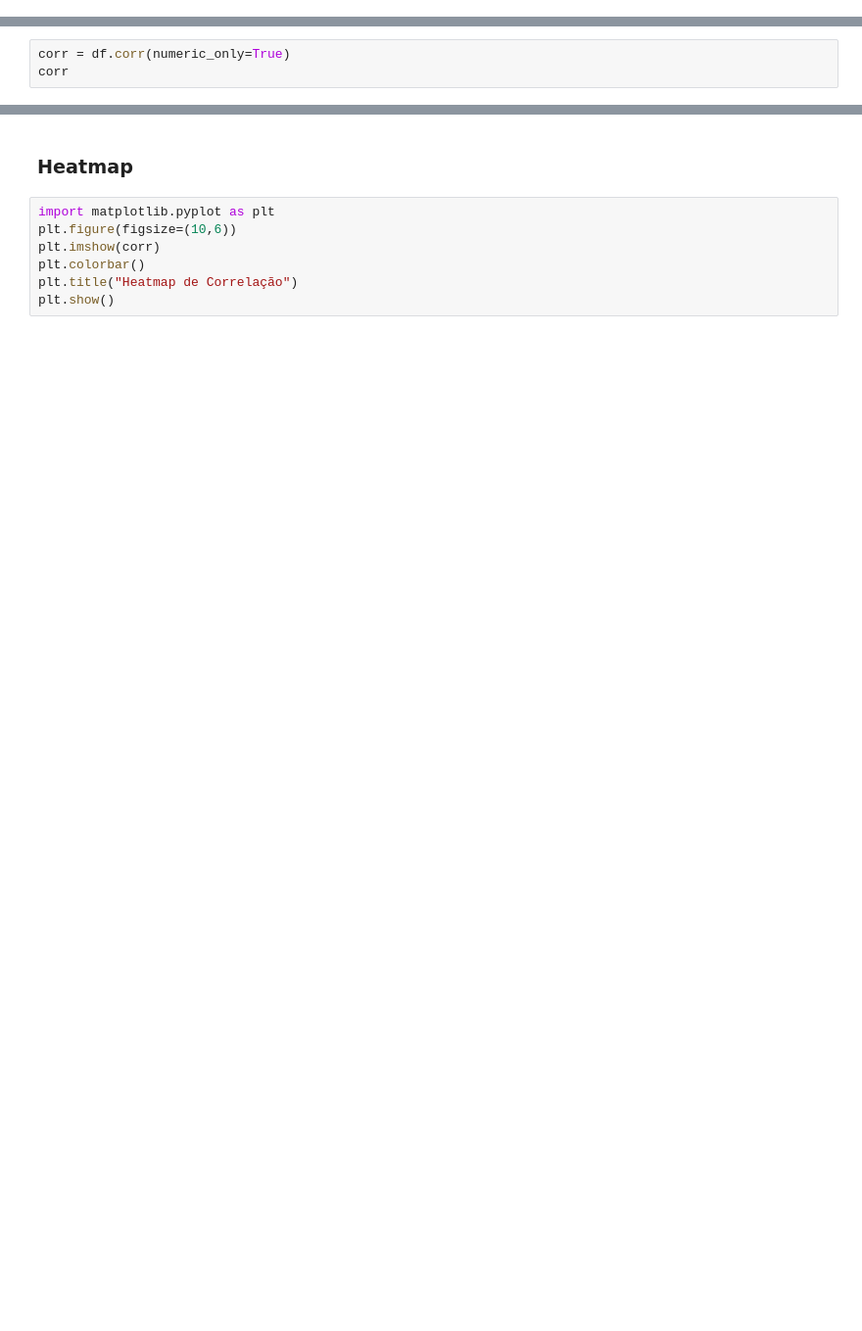
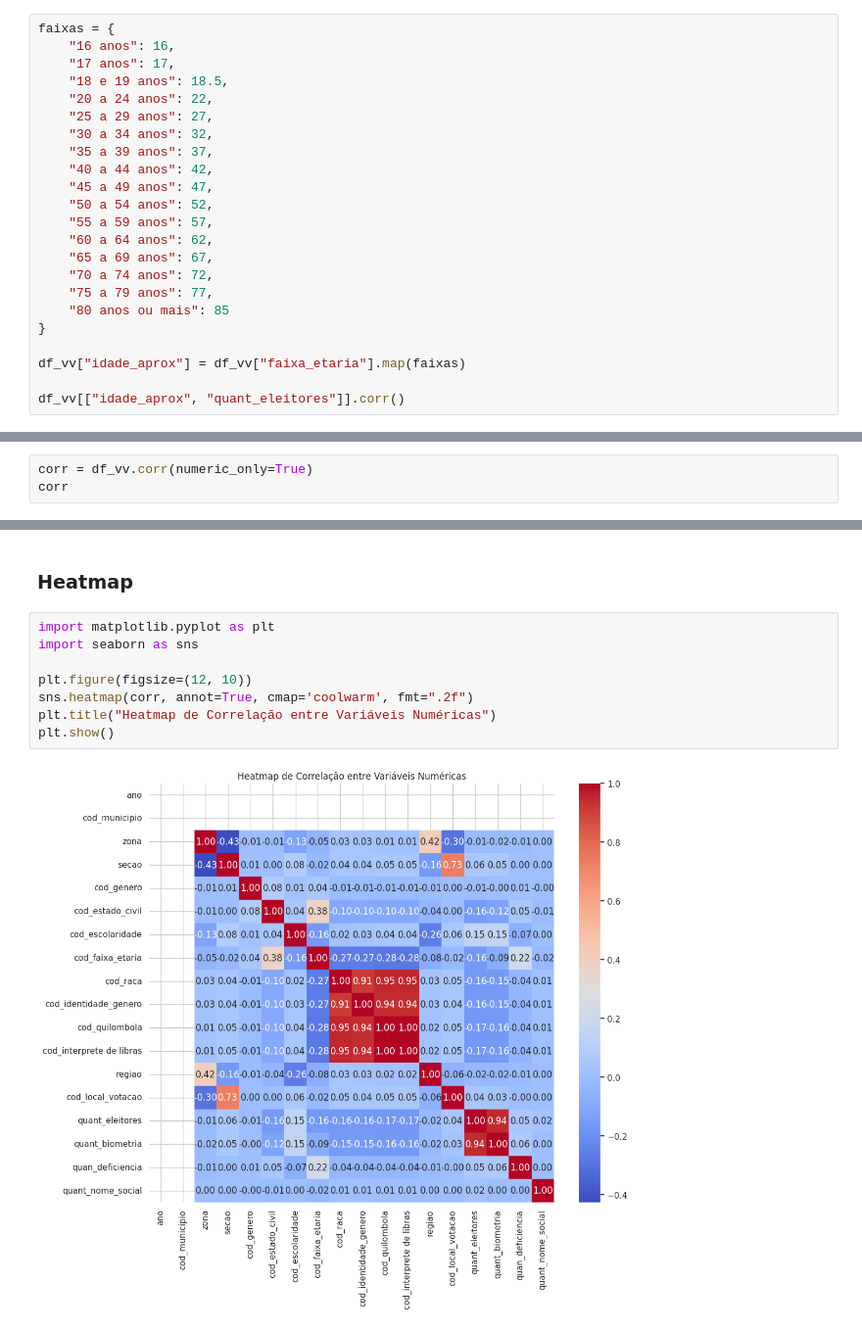
Before and after one commit to JohnDiognes/analise-perfil-eleitor-vila-velha, a Jupyter notebook: notebooks/Notebook_05_analises_estatisticas.ipynb, the cells around one changed output, grey strips where cells are left out. Shown at 98% size. Saved outputs shown, nothing was run; the diff lists cells and outputs as text; blank space fills up the shorter version.

```diff
--- a/notebooks/Notebook_05_analises_estatisticas.ipynb
+++ b/notebooks/Notebook_05_analises_estatisticas.ipynb
@@ -14,0 +108,23 @@ df.describe(include='all')
+# %%
+faixas = {
+    "16 anos": 16,
+    "17 anos": 17,
+    "18 e 19 anos": 18.5,
+    "20 a 24 anos": 22,
+    "25 a 29 anos": 27,
+    "30 a 34 anos": 32,
+    "35 a 39 anos": 37,
+    "40 a 44 anos": 42,
+    "45 a 49 anos": 47,
+    "50 a 54 anos": 52,
+    "55 a 59 anos": 57,
+    "60 a 64 anos": 62,
+    "65 a 69 anos": 67,
+    "70 a 74 anos": 72,
+    "75 a 79 anos": 77,
+    "80 anos ou mais": 85
+}
+
+df_vv["idade_aprox"] = df_vv["faixa_etaria"].map(faixas)
+
+df_vv[["idade_aprox", "quant_eleitores"]].corr()
@@ -21,5 +197,5 @@ plt.show()
 # %% [markdown]
 ## Correlação entre Variáveis Numéricas
 # %%
-corr = df.corr(numeric_only=True)
+corr = df_vv.corr(numeric_only=True)
 corr
@@ -27,8 +221,11 @@ corr
 ### Heatmap
 # %%
 import matplotlib.pyplot as plt
-plt.figure(figsize=(10,6))
-plt.imshow(corr)
-plt.colorbar()
-plt.title("Heatmap de Correlação")
+import seaborn as sns
+
+plt.figure(figsize=(12, 10))
+sns.heatmap(corr, annot=True, cmap='coolwarm', fmt=".2f")
+plt.title("Heatmap de Correlação entre Variáveis Numéricas")
 plt.show()
+# %% [output]
+[figure, added]
```
Also changed, not shown: parts of 38 cells of this notebook.
